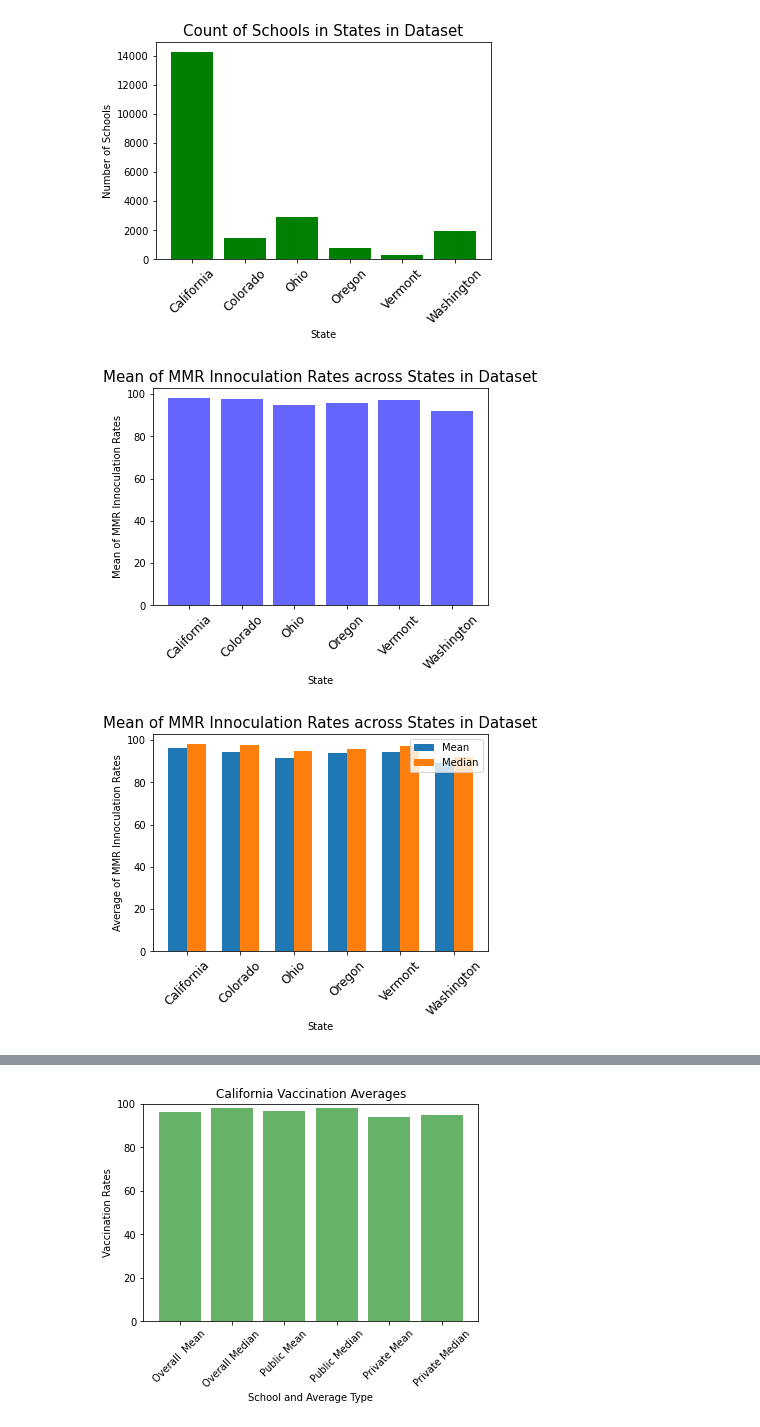
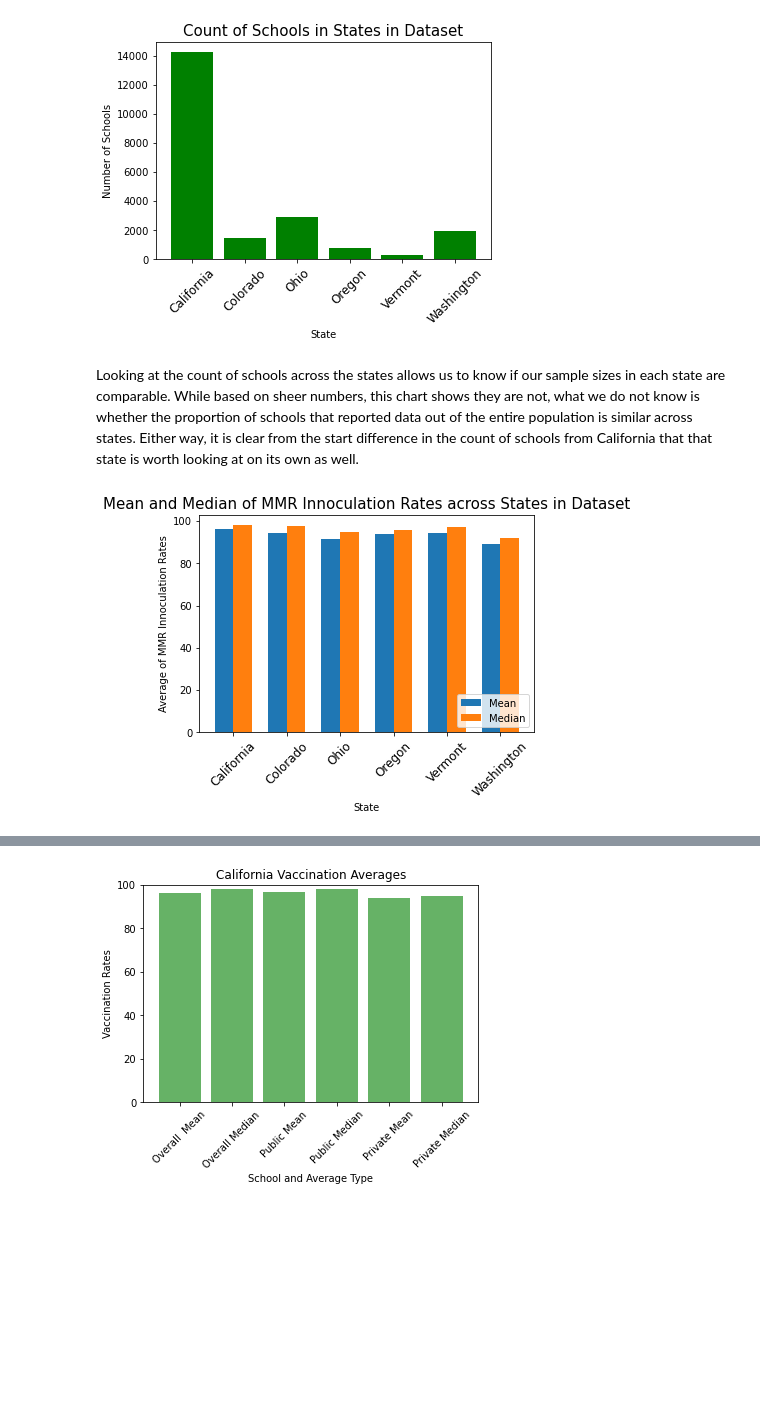
Before and after one commit to mel-c-lowe/UMN_Bootcamp_Project_One, a Jupyter notebook: MMR Vaccinations Trends.ipynb, the cells around one changed output, grey strips where cells are left out. Cells and saved outputs as stored; diff of their text form; code cells hidden in the pictures; blank space fills up the shorter version.

Commit message:
Some clean up and explanation added.  Fighting with lack of acknowledgment of Overall Mean as a column label

```diff
--- a/MMR Vaccinations Trends.ipynb
+++ b/MMR Vaccinations Trends.ipynb
@@ -228,44 +219,28 @@ plt.show()
 # Look at California alone
 # %% [output]
 [figure]
+# %% [markdown]
+Looking at the count of schools across the states allows us to know if our sample sizes in each state are comparable.  While based on sheer numbers, this chart shows they are not, what we do not know is whether the proportion of schools that reported data out of the entire population is similar across states.  Either way, it is clear from the start difference in the count of schools from California that that state is worth looking at on its own as well.
 # %%
-# Plot the data
+# Plot with grouped bars -- MEAN AND MEDIAN BY STATE
+# https://matplotlib.org/3.3.4/gallery/lines_bars_and_markers/barchart.html#sphx-glr-gallery-lines-bars-and-markers-barchart-py
+# Add rates to bars, if possible
 
-y_axis = median_mmr
-x_axis = np.arange(len(states))
+x = np.arange(len(states))
+width = 0.35  # the width of the bars
 
-# Tell matplotlib to make a bar chart
-plt.bar(x_axis, y_axis, color="blue", alpha=0.6, align="center")
+fig, ax = plt.subplots()
+rects1 = ax.bar(x - width/2, mean_mmr, width, label="Mean")
+rects2 = ax.bar(x + width/2, median_mmr, width, label="Median")
 
-plt.ylabel("Mean of MMR Innoculation Rates")
+plt.ylabel("Average of MMR Innoculation Rates")
 plt.xlabel("State")
-plt.title("Mean of MMR Innoculation Rates across States in Dataset", fontsize=15)
+plt.title("Mean and Median of MMR Innoculation Rates across States in Dataset", fontsize=15)
+plt.legend(loc="lower right")
 
 tick_locations = [value for value in x_axis]
 plt.xticks(tick_locations, states, rotation="45", fontsize=12)
 
 plt.show()
 # %% [output]
-[figure, old version]
+[figure, new version]
-# %%
-# Plot with grouped bars -- MEAN AND MEDIAN BY STATE
-# https://matplotlib.org/3.3.4/gallery/lines_bars_and_markers/barchart.html#sphx-glr-gallery-lines-bars-and-markers-barchart-py
-
-x = np.arange(len(states))
-width = 0.35  # the width of the bars
-
-fig, ax = plt.subplots()
-rects1 = ax.bar(x - width/2, mean_mmr, width, label="Mean")
-rects2 = ax.bar(x + width/2, median_mmr, width, label="Median")
-
-plt.ylabel("Average of MMR Innoculation Rates")
-plt.xlabel("State")
-plt.title("Mean of MMR Innoculation Rates across States in Dataset", fontsize=15)
-plt.legend()
-
-tick_locations = [value for value in x_axis]
-plt.xticks(tick_locations, states, rotation="45", fontsize=12)
-
-plt.show()
-# %% [output]
-[figure, removed]
```
Also changed, not shown: parts of 9 cells of this notebook.
